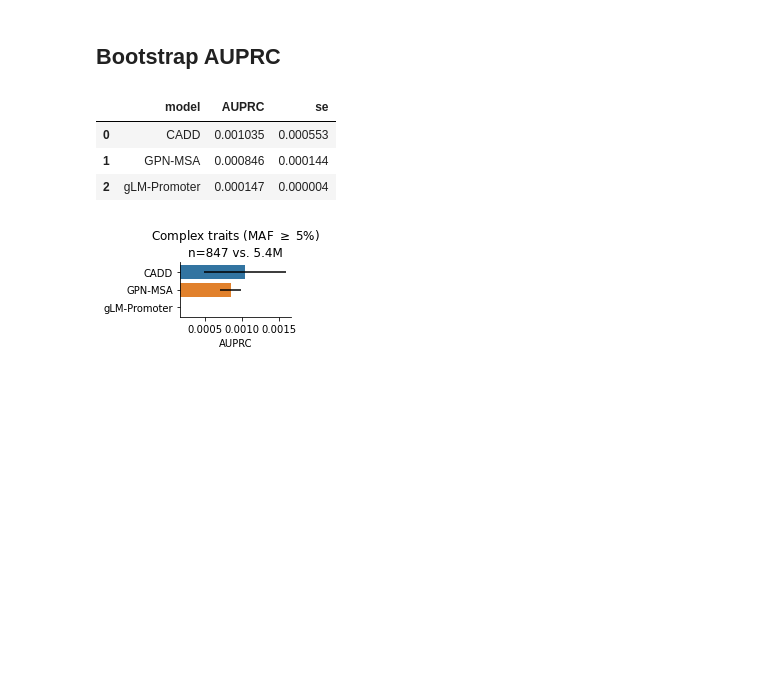
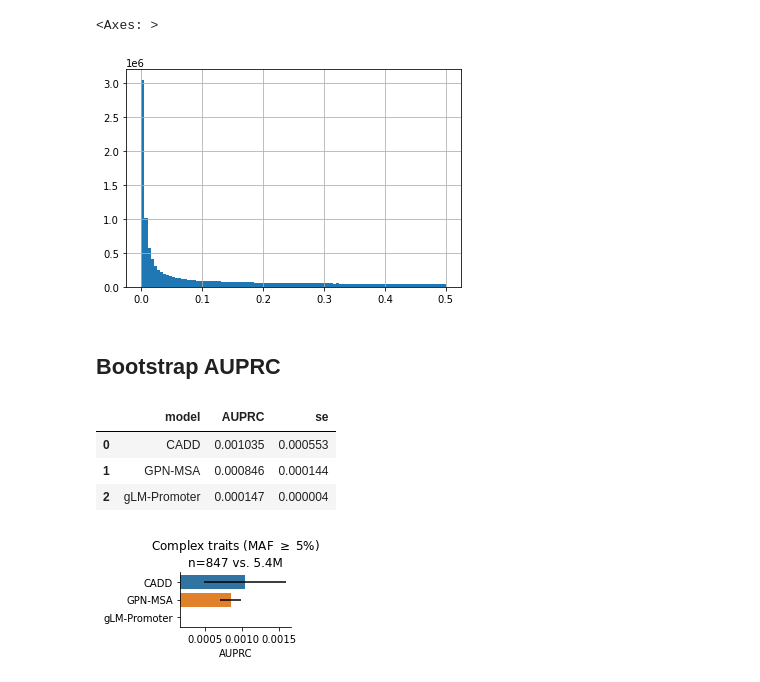
Before and after one commit to minjaf/TraitGym, a Jupyter notebook: workflow/notebooks/exploring_metrics.ipynb, the cells around one changed output. Cells and saved outputs as stored; diff of their text form; code cells hidden in the pictures; blank space fills up the shorter version.

```diff
--- a/workflow/notebooks/exploring_metrics.ipynb
+++ b/workflow/notebooks/exploring_metrics.ipynb
@@ -89,3 +296,8 @@ shape: (5_424_415, 15)
+# %%
+V_neg.maf.hist(bins=bins)
+# %% [output]
+<Axes: >
+[figure, added]
 # %%
 V = V.with_columns(
     pl.col("CADD_RawScore").alias("CADD"),
```
Also changed, not shown: parts of 24 cells of this notebook, 3 other files.
